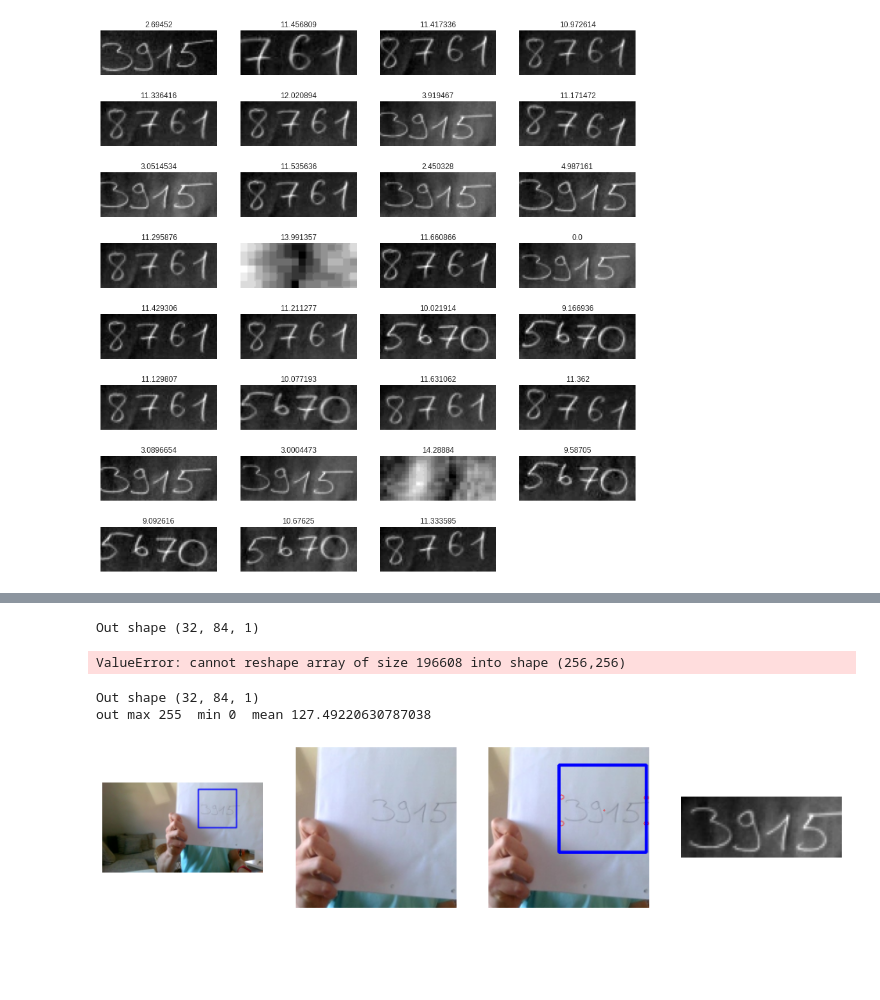
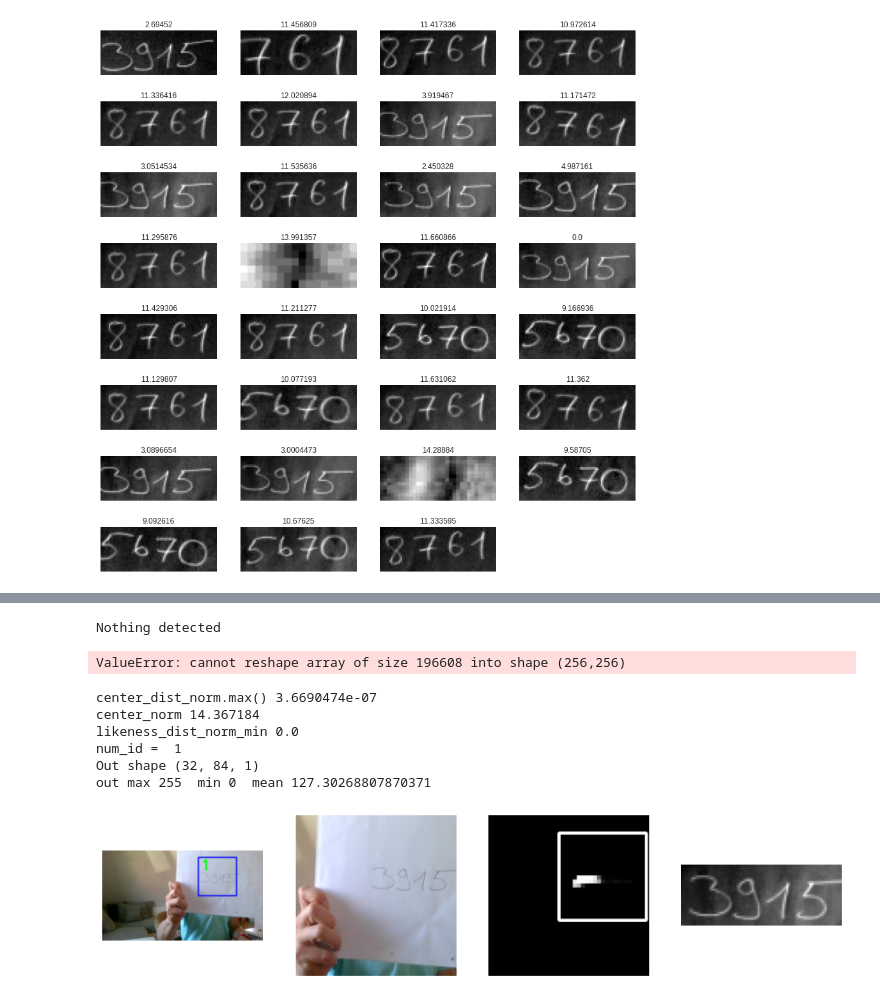
Before and after one commit to tunmustard/features_extractions, a Jupyter notebook: main_detect_pipeline.ipynb, the cells around one changed output, grey strips where cells are left out. Saved outputs shown, nothing was run; the diff lists cells and outputs as text; code cells hidden in the pictures; blank space fills up the shorter version.

Commit message:
Updated - new test_run with pipeline

```diff
--- a/main_detect_pipeline.ipynb
+++ b/main_detect_pipeline.ipynb
@@ -828,6 +881,8 @@ class Production(object):
             h = process_data.data.shape[0]
             w = process_data.data.shape[1]
 
+            process_data.data = cv.resize((scores.reshape((scores.shape[2],scores.shape[3],1))*255).astype(np.uint8), (w,h), interpolation = cv.INTER_AREA)
+
             rW = w / float(self.model_width)
             rH = h / float(self.model_height)
 
@@ -939,8 +994,9 @@ class Production(object):
 
     ###Process layer: show bb on input image
     class Layer_show_bb(Layer_2_inputs):
-        def __init__(self, inp_channel_1 = 1, inp_channel_2 = 2, out_channel = 1):
+        def __init__(self, inp_channel_1 = 1, inp_channel_2 = 2, out_channel = 1, id_module = Feature_detection((256,))):
             super().__init__(inp_channel_1 = inp_channel_1, inp_channel_2 = inp_channel_2, out_channel=out_channel)
+            self.id_module = id_module
 
         def calc(self, process_data_1, process_data_2):
             if 'fail' in process_data_2.info or "bb" not in process_data_2.info:
@@ -960,6 +1016,29 @@ class Production(object):
             np_tlrb = np_tlrb.astype(np.uint)
             t,l,b,r =  np_tlrb[0],np_tlrb[1],np_tlrb[2],np_tlrb[3]
             process_data_1.data = cv.rectangle(process_data_1.data, (l, t), (r, b), 255, 4)
+            process_data_1.info["bb_abs"] = (t,l,b,r)
+            process_data_1.info.update(process_data_2.info)
+            return process_data_1
+
+    class Layer_add_id(Layer_2_inputs):
+        def __init__(self, id_module = Feature_detection((256,),
+                                                         center_norm_lim=5,
+                                                         center_dist_norm_lim=5,
+                                                         likeness_lim = 3
+                                                        ), inp_channel_1 = 1, inp_channel_2 = 2, out_channel = 1):
+            super().__init__(inp_channel_1 = inp_channel_1, inp_channel_2 = inp_channel_2, out_channel=out_channel)
+            self.id_module = id_module
+
+        def calc(self, process_data_1, process_data_2):
+            if self.id_module is not None:
+                num_id = self.id_module(process_data_2.data)
+                print("num_id = ",num_id)
+                if "fail" not in process_data_2.info and num_id is not None:
+                    (t,l,b,r) = process_data_1.info["bb_abs"]
+                    t = int(t+50)
+                    l = int(l+10)
+                    font = cv.FONT_HERSHEY_DUPLEX
+                    cv.putText(process_data_1.data, "%s"%num_id, (l, t), font, 2.0, (0, 255, 0), 3)
 
             return process_data_1
 
@@ -1017,3 +1102,10 @@ class Production_unit(Production):
         super().__init__(self.pipeline)
 
 production = Production_unit()
+# %%
+#Get some test images
+test_images = dgen.Image_generator.load_from_folder("Data/4dig/test")
+test_image = test_images[1]
+test_image_1 = test_images[1]
+test_image_2 = test_images[3]
+dbug.Debug.show_images_list([test_image_2[:,:,[2,1,0]]],col_number = 4, height=5)
@@ -1034,7 +1128,7 @@ else:
     print("Nothing detected")
     dbug.Debug.show_images_list([
         out[0].data[:,:,[2,1,0]],
-        out[1].data.reshape(out[1].data.shape[0],out[1].data.shape[1]),
+        #out[1].data.reshape(out[1].data.shape[0],out[1].data.shape[1]),
         out[2].data.reshape(out[2].data.shape[0],out[2].data.shape[1]),
         #out[3].data.reshape(out[3].data.shape[0],out[3].data.shape[1])
     ],
@@ -1043,34 +1137,38 @@ print("out max",out[0].data.max(), " min",out[0].data.min(), " mean",out[0].data
 #dbug.Debug.show_images_list([test_image[:,:,[2,1,0]],out.data.reshape(out.data.shape[0],out.data.shape[1])], col_number = 4, height=5)
 #dbug.Debug.show_images_list([test_image[:,:,[2,1,0]],out.data[:,:,[2,1,0]]], col_number = 4, height=5)
 # %% [output]
-Out shape (32, 84, 1)
+Nothing detected
 ValueError: cannot reshape array of size 196608 into shape (256,256)
 # %%
 ######################################FOR EAST detection DETECTION
-out = production(test_image)
+out = production(test_image_1)
 
 if(out[3].data is not None):
     print("Out shape",out[3].data.shape)
     dbug.Debug.show_images_list([
         out[0].data[:,:,[2,1,0]],
         out[1].data[:,:,[2,1,0]],
-        out[2].data[:,:,[2,1,0]],
+        out[2].data.reshape(out[2].data.shape[0],out[2].data.shape[1]),
         out[3].data.reshape(out[3].data.shape[0],out[3].data.shape[1])
     ],
     col_number = 4, height=5)
 else:
     print("Nothing detected")
     dbug.Debug.show_images_list([
         out[0].data[:,:,[2,1,0]],
-        out[1].data.reshape(out[1].data.shape[0],out[1].data.shape[1]),
+        out[1].data[:,:,[2,1,0]],
         out[2].data.reshape(out[2].data.shape[0],out[2].data.shape[1]),
         #out[3].data.reshape(out[3].data.shape[0],out[3].data.shape[1])
     ],
     col_number = 4, height=5)
 print("out max",out[0].data.max(), " min",out[0].data.min(), " mean",out[0].data.mean())
 #dbug.Debug.show_images_list([test_image[:,:,[2,1,0]],out.data.reshape(out.data.shape[0],out.data.shape[1])], col_number = 4, height=5)
 #dbug.Debug.show_images_list([test_image[:,:,[2,1,0]],out.data[:,:,[2,1,0]]], col_number = 4, height=5)
 # %% [output]
+center_dist_norm.max() 3.6690474e-07
+center_norm 14.367184
+likeness_dist_norm_min 0.0
+num_id =  1
 Out shape (32, 84, 1)
-out max 255  min 0  mean 127.49220630787038
+out max 255  min 0  mean 127.30268807870371
-[figure, old version]
+[figure, new version]
```
Also changed, not shown: parts of 11 cells of this notebook, 1 other file.
